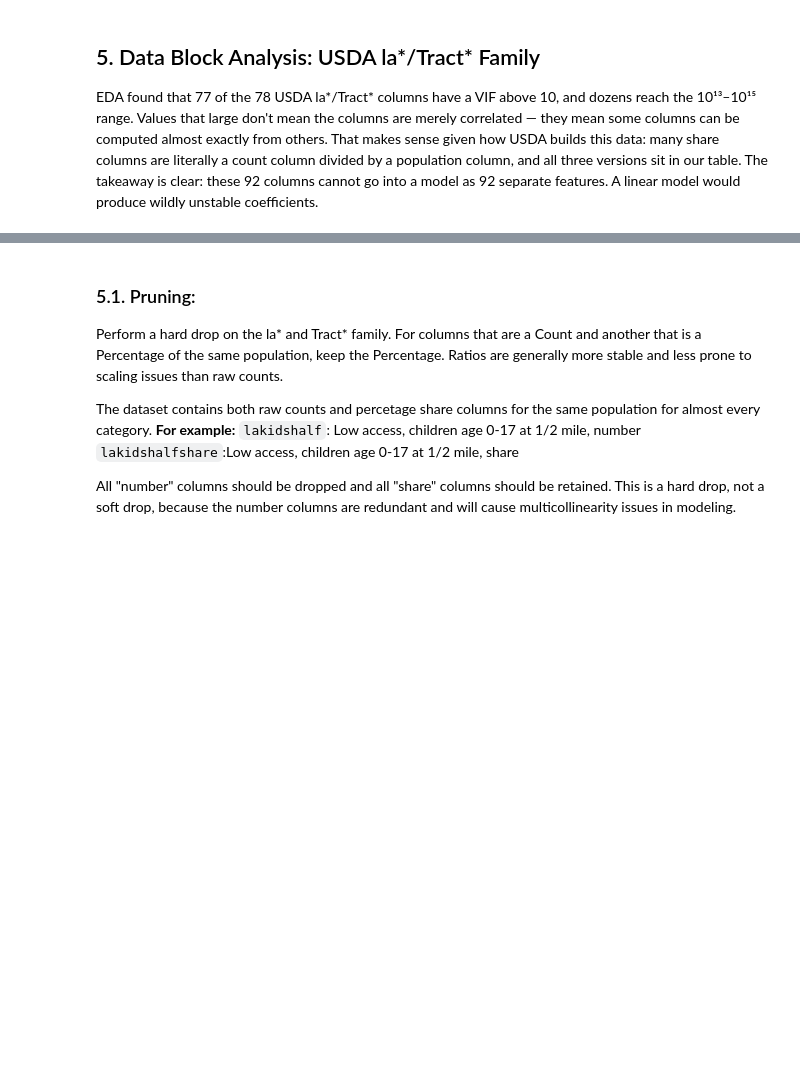
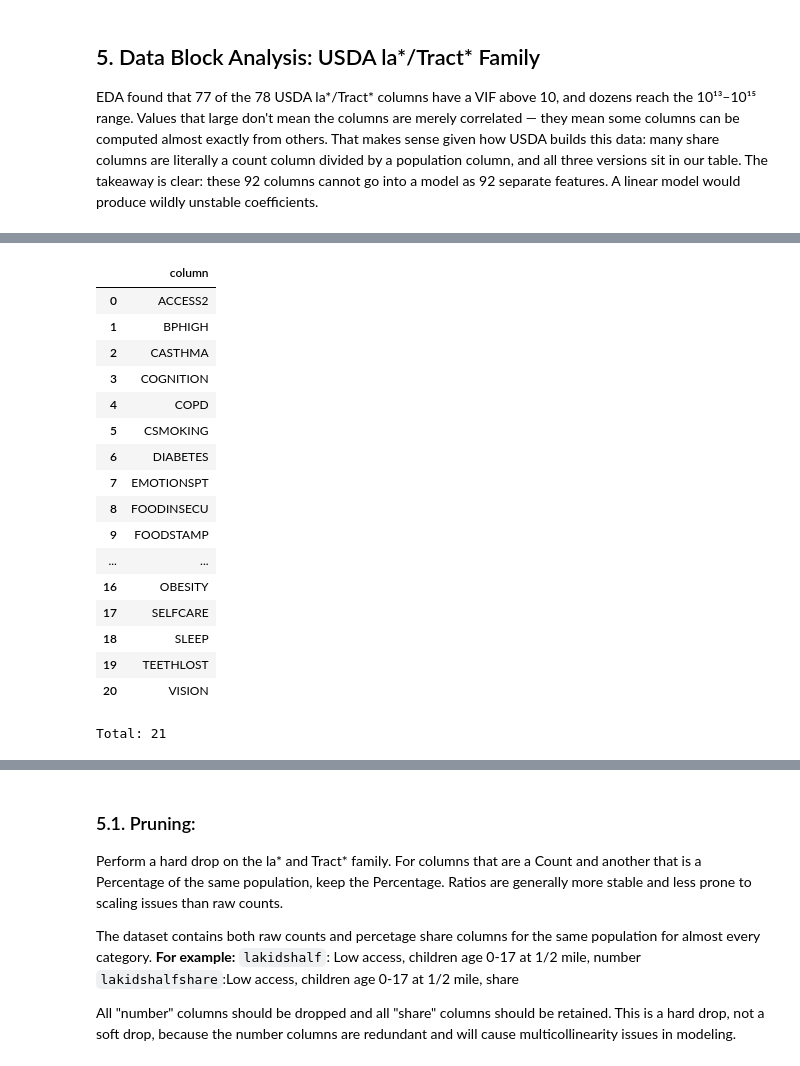
Before and after one commit to ngwalker93/ads599-capstone-hypertension-risk-atlas, a Jupyter notebook: notebooks/04_FeatureEngineering/01_feature_engineering.ipynb, the cells around one changed output, grey strips where cells are left out. Drawn from its saved outputs; the diff is of its cells as text; code cells hidden in the pictures; blank space fills up the shorter version.

```diff
--- a/notebooks/04_FeatureEngineering/01_feature_engineering.ipynb
+++ b/notebooks/04_FeatureEngineering/01_feature_engineering.ipynb
@@ -151,0 +182,22 @@ pd.DataFrame({
+# %%
+display(pd.DataFrame(cdc_cols, columns=['column']))
+print(f"Total: {len(cdc_cols)}")
+# %% [output]
+|  | column |
+| 0 | ACCESS2 |
+| 1 | BPHIGH |
+| 2 | CASTHMA |
+| 3 | COGNITION |
+| 4 | COPD |
+| 5 | CSMOKING |
+| 6 | DIABETES |
+| 7 | EMOTIONSPT |
+| 8 | FOODINSECU |
+| 9 | FOODSTAMP |
+| ... | ... |
+| 16 | OBESITY |
+| 17 | SELFCARE |
+| 18 | SLEEP |
+| 19 | TEETHLOST |
+| 20 | VISION |
+Total: 21
```
Also changed, not shown: parts of 22 cells of this notebook.
